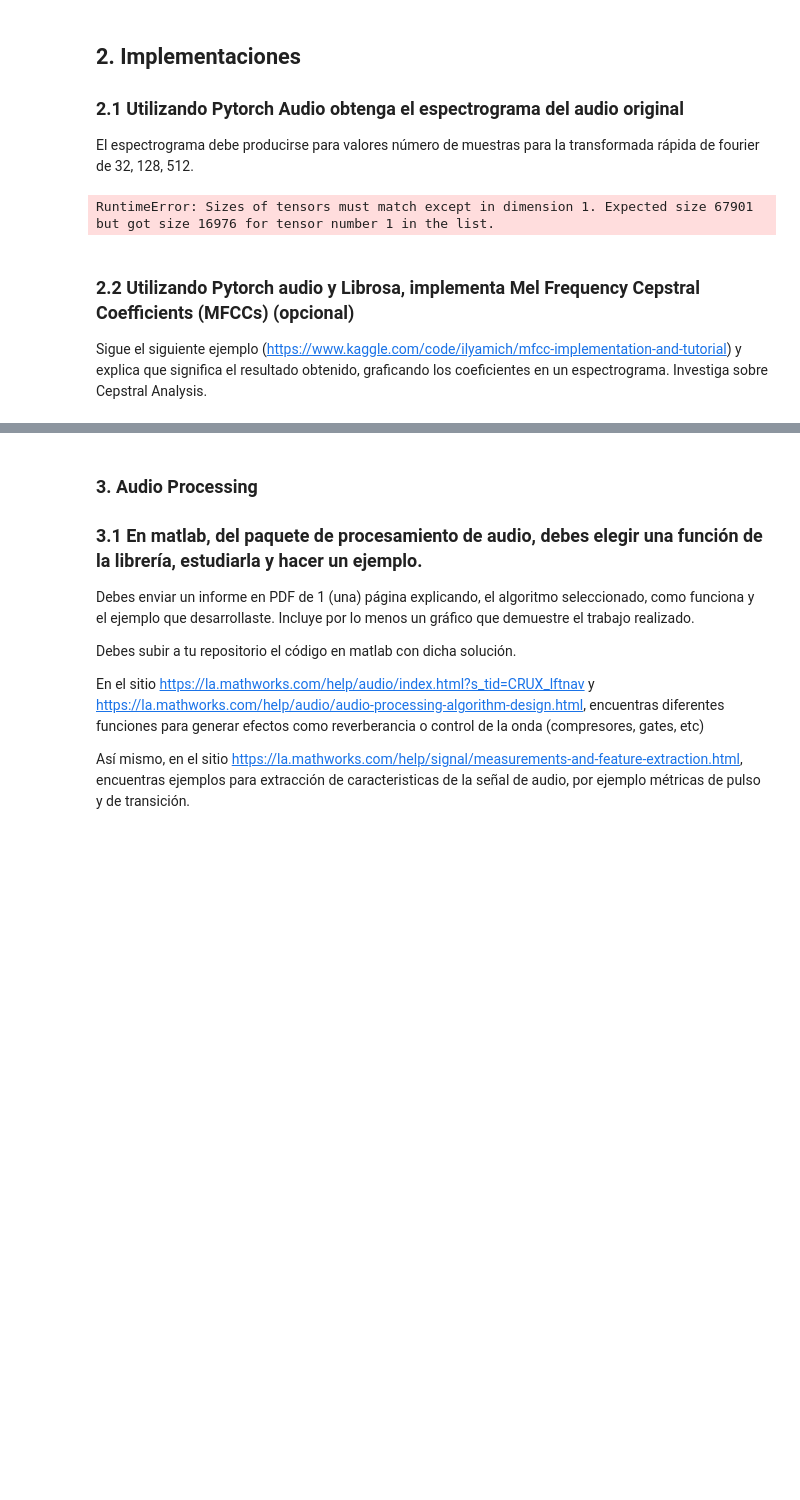
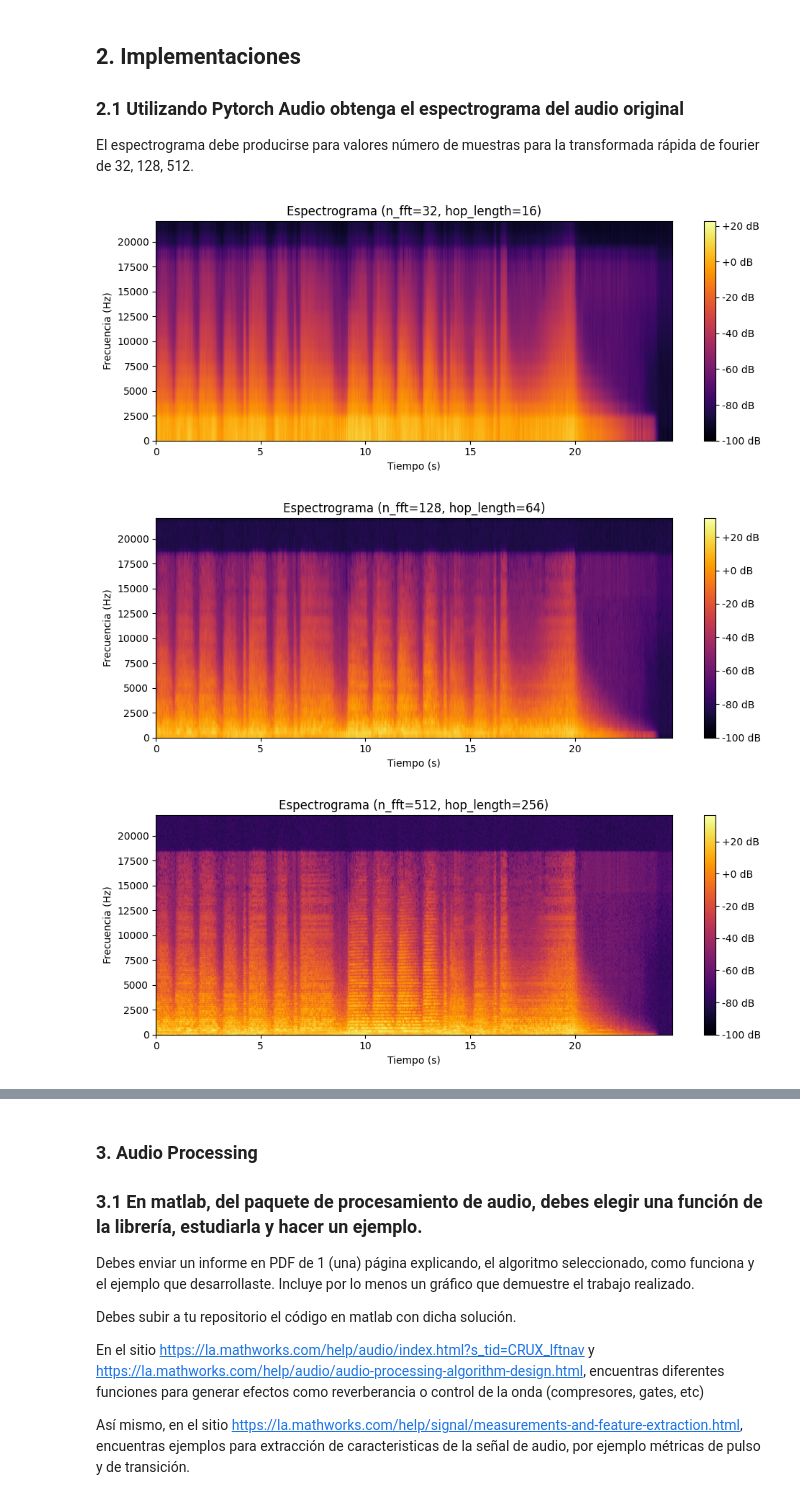
Before and after one commit to JavierGonzalezP/EIE_401_MULTIMEDIA, a Jupyter notebook: Actividad_6_GonzalezJavier_20272244k.ipynb, the cells around one changed output, grey strips where cells are left out. Saved outputs shown, nothing was run; the diff lists cells and outputs as text; code cells hidden in the pictures; blank space fills up the shorter version.

```diff
--- a/Actividad_6_GonzalezJavier_20272244k.ipynb
+++ b/Actividad_6_GonzalezJavier_20272244k.ipynb
@@ -83,9 +83,52 @@ tensor([-0.5091, -0.5030, -0.5092, -0.5091,  2.1586, -0.5090, -0.5090,  0.8897])
 ### 2.1 Utilizando Pytorch Audio obtenga el espectrograma del audio original
 El espectrograma debe producirse para valores número de muestras para la transformada rápida de fourier de  32, 128, 512.
 # %%
+import torchaudio
+import torch
+import matplotlib.pyplot as plt
+
+def generate_spectrogram(audio_path, n_fft, hop_length, sample_rate):
+    # Cargar el audio
+    waveform, _ = torchaudio.load(audio_path)
+
+    # Calcular el espectrograma
+    specgram = torchaudio.transforms.Spectrogram(n_fft=n_fft, hop_length=hop_length)(waveform)
+
+    return specgram
+
+# Ruta al archivo de audio
+audio_path = "Imperial_March.wav"
+
+# Tamaños de ventana para la transformada de Fourier
+n_ffts = [32, 128, 512]
+hop_lengths = [16, 64, 256]  # Reducción de la resolución temporal
+sample_rate = 44100  # Tasa de muestreo del audio
+
+for n_fft, hop_length in zip(n_ffts, hop_lengths):
+    # Generar el espectrograma
+    specgram = generate_spectrogram(audio_path, n_fft, hop_length, sample_rate)
+
+    # Convertir a decibelios
+    specgram_db = torchaudio.transforms.AmplitudeToDB()(specgram)
+
+    # Convertir a numpy array y seleccionar un canal
+    specgram_np = specgram_db.squeeze(0).numpy()
+
+    # Elegir dimensiones para mostrar en el eje x y el eje y
+    freq_bins = specgram_np.shape[0]
+    time_frames = specgram_np.shape[2]
+
+    # Graficar el espectrograma
+    plt.figure(figsize=(10, 4))
+    plt.imshow(specgram_np[0], cmap='inferno', aspect='auto', origin='lower',
+               extent=[0, time_frames * hop_length / sample_rate, 0, sample_rate / 2])
+    plt.title(f"Espectrograma (n_fft={n_fft}, hop_length={hop_length})")
+    plt.xlabel("Tiempo (s)")
+    plt.ylabel("Frecuencia (Hz)")
+    plt.colorbar(format="%+2.0f dB")
+    plt.tight_layout()
+    plt.show()
 # %% [output]
-RuntimeError: Sizes of tensors must match except in dimension 1. Expected size 67901 but got size 16976 for tensor number 1 in the list.
+[figure, added]
+[figure, added]
+[figure, added]
-# %% [markdown]
-### 2.2 Utilizando Pytorch audio y Librosa, implementa Mel Frequency Cepstral Coefficients (MFCCs) (opcional)
-
-Sigue el siguiente ejemplo (https://www.kaggle.com/code/ilyamich/mfcc-implementation-and-tutorial) y explica que significa el resultado obtenido, graficando los coeficientes en un espectrograma. Investiga sobre Cepstral Analysis.
```
Also changed, not shown: parts of 3 cells of this notebook, 3 other files.
